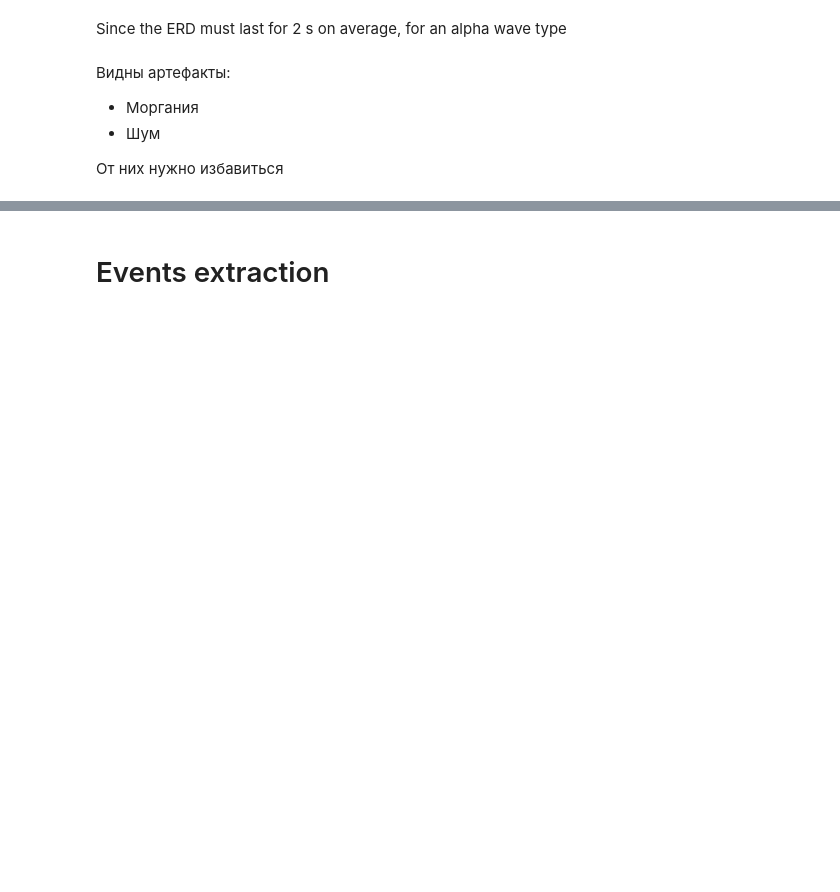
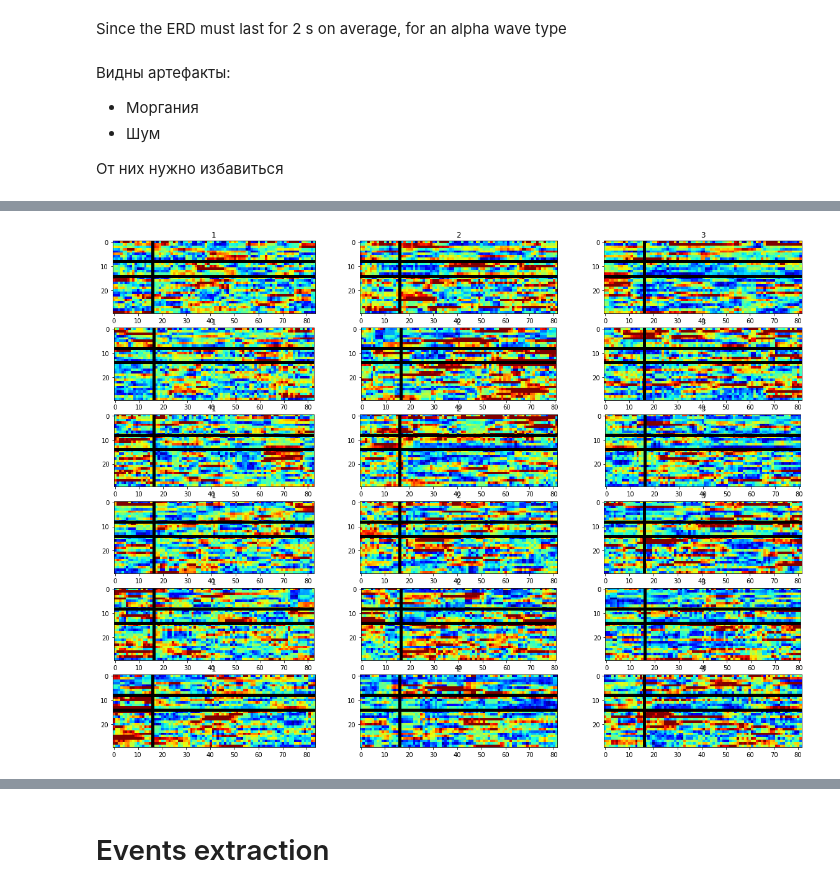
Before and after one commit to belya/eeg-experiments, a Jupyter notebook: visualization.ipynb, the cells around one changed output, grey strips where cells are left out. Saved outputs shown, nothing was run; the diff lists cells and outputs as text; code cells hidden in the pictures; blank space fills up the shorter version.

```diff
--- a/visualization.ipynb
+++ b/visualization.ipynb
@@ -87,0 +146,30 @@ wave type
+# %%
+all_events = {}
+
+for index, (start, _, event) in enumerate(main_events):
+    start = start // step_size
+    if (index + 1) == main_events.shape[0]:
+        end = frequencies.shape[0]
+    else:
+        end, _, _ = main_events[index + 1] // step_size
+    window = relative_values[start - 16:end]
+    if event not in all_events:
+        all_events[event] = [window]
+    else:
+        all_events[event] += [window]
+
+#     print(start, end)
+#     plt.axhline((start // step_size), color=["red", "yellow", "white"][event - 1])
+# %%
+plt.figure(figsize=(20, 15))
+for event, windows in all_events.items():
+    for index, window in enumerate(windows[1:7]):
+        plt.subplot(6, 3, 3 * index  + event)
+        plt.title(event)
+        plt.imshow(window.T[0:30], vmin=-1, vmax=1, cmap="jet")
+        plt.axhline(8, color="black", linewidth=5)
+        plt.axhline(14, color="black", linewidth=5)
+        plt.axvline(16, color="black", linewidth=5)
+plt.show()
+# %% [output]
+[figure, added]
```
Also changed, not shown: parts of 42 cells of this notebook, 1 other file.
